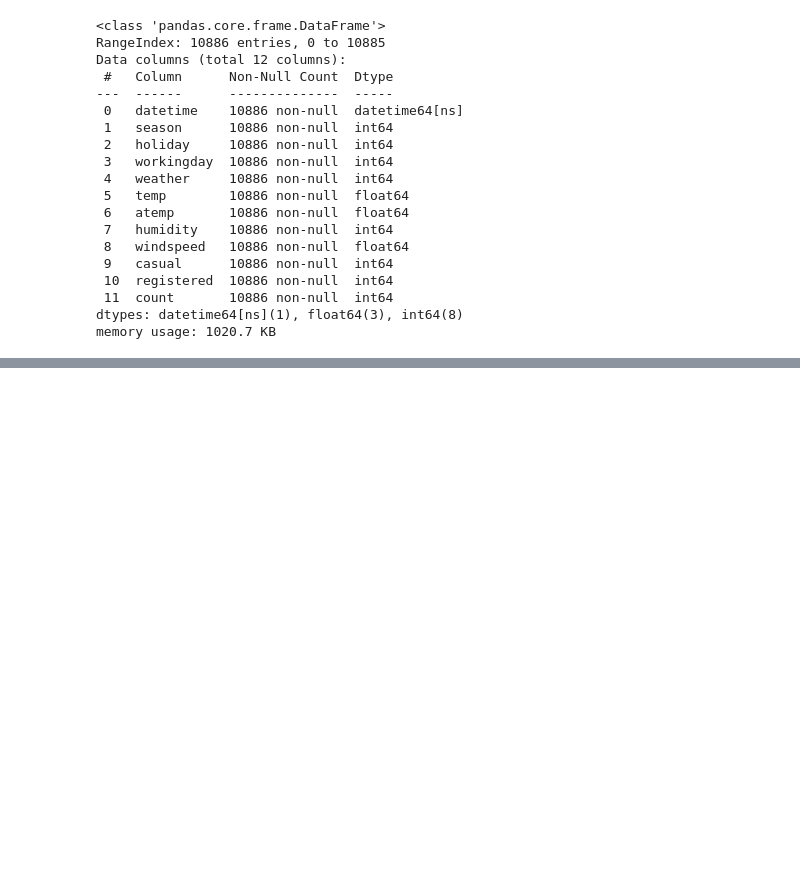
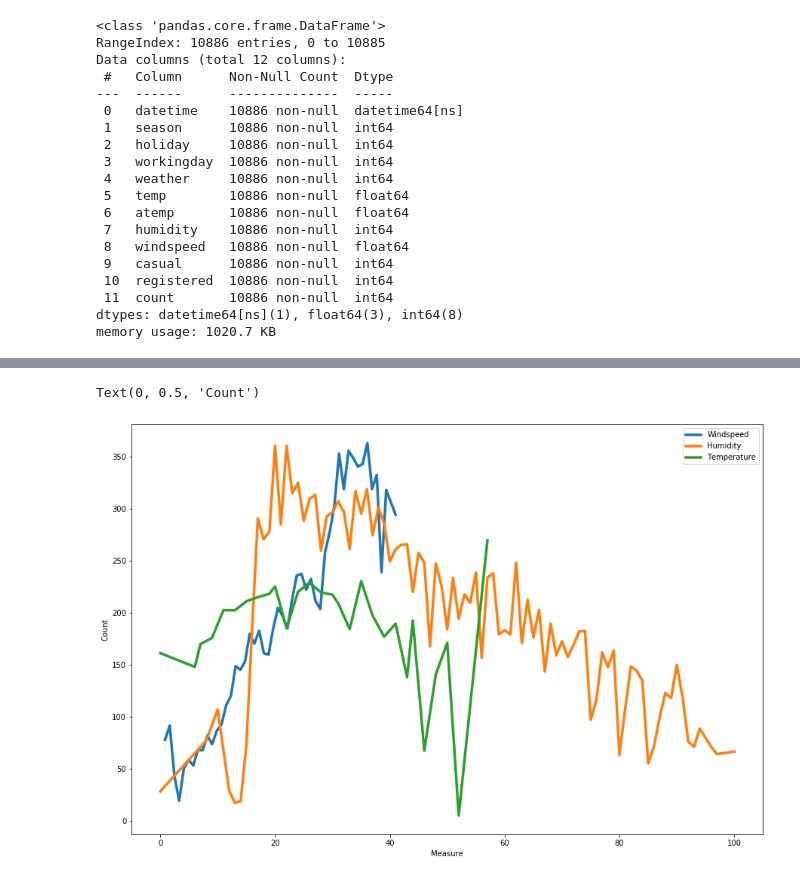
Before and after one commit to Mrunali95/Sharing-Bike-Rental-Analysis-and-Prediction, a Jupyter notebook: Bike.ipynb, the cells around one changed output, grey strips where cells are left out. Cells and saved outputs as stored; diff of their text form; code cells hidden in the pictures; blank space fills up the shorter version.

```diff
--- a/Bike.ipynb
+++ b/Bike.ipynb
@@ -62,3 +51,0 @@ df_copy = train.copy()
-# %%
-df_copy.loc[:, ('hour')] = df_copy.datetime.dt.hour
-df_copy.head()
@@ -191,0 +138,16 @@ array([92.76597555, 79.88338911, 79.88338911, ..., 91.3772732 ,
+# %%
+## visualization of count of rented bikes depending on temperature, humidity and windspeed
+
+figure,axes = plt.subplots(figsize = (15, 10))
+t =df_copy.groupby(['temp'])['count'].mean()
+t.plot(kind="line", ax=axes,linewidth=3.5)
+h =df_copy.groupby(['humidity'])['count'].mean()
+h.plot(kind="line", ax=axes,linewidth=3.5)
+w =df_copy.groupby(['windspeed'])['count'].mean()
+w.plot(kind="line", ax=axes,linewidth=3.5)
+axes.legend(('Windspeed','Humidity','Temperature'))
+plt.xlabel("Measure")
+plt.ylabel("Count")
+# %% [output]
+Text(0, 0.5, 'Count')
+[figure, added]
```
Also changed, not shown: parts of 39 cells of this notebook.
